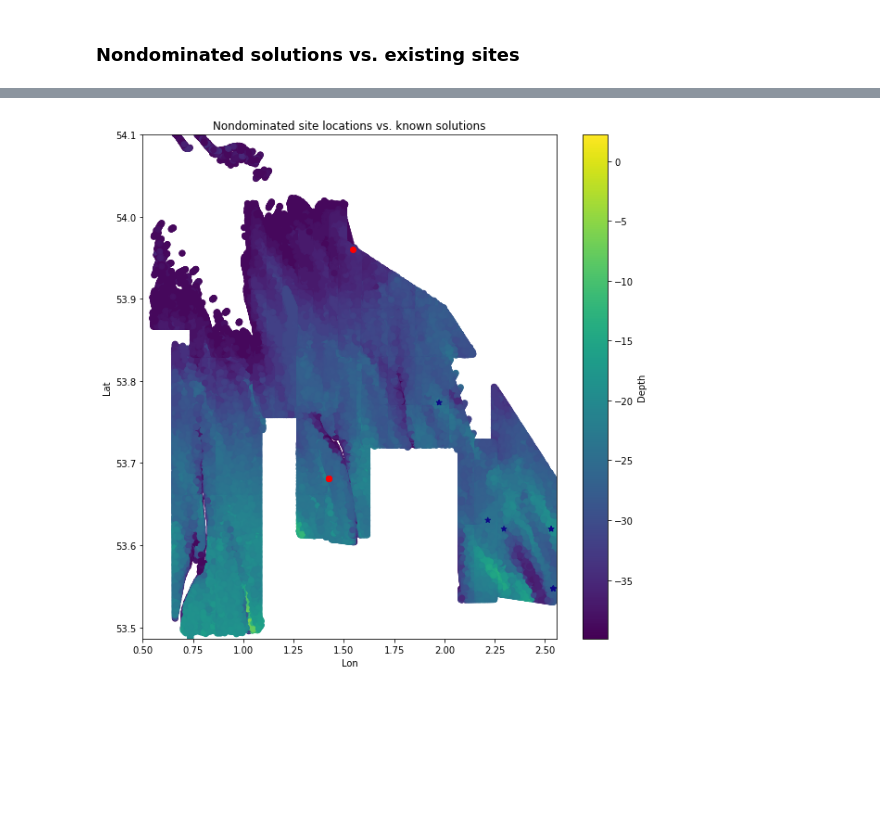
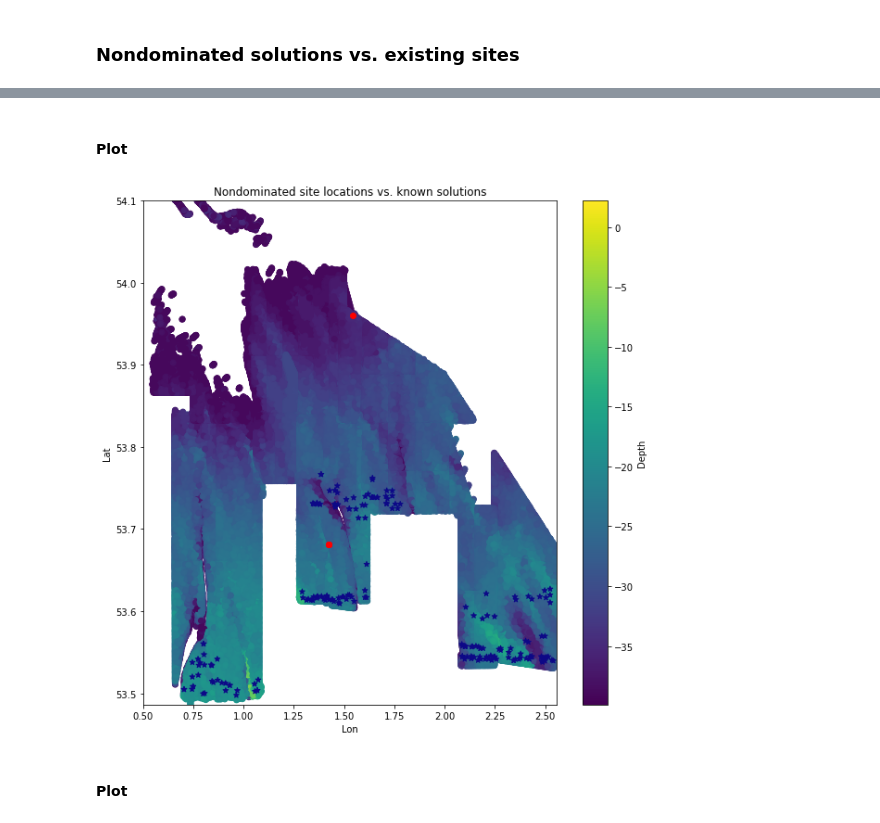
Before and after one commit to Cutwell/plymouth-university-proj518, a Jupyter notebook: platypus.ipynb, the cells around one changed output, grey strips where cells are left out. Drawn from its saved outputs; the diff is of its cells as text; code cells hidden in the pictures; blank space fills up the shorter version.

```diff
--- a/platypus.ipynb
+++ b/platypus.ipynb
@@ -292,7 +295,7 @@ data = pd.read_csv("UK east coast velocity potential bathymetry.csv")
 # NOTE: experimentally defined, enclosing area of map with depth >40m
 lat_range = (53.486257927, 54.1)
 lon_range = (0.5, 2.5571098)
-days_range = (0, 288)
+days_range = (0, 228)
 
 print(f"Latitude range: {lat_range}, Longitude range: {lon_range}")
 
@@ -347,10 +350,8 @@ problem = OWF(
     shipping_density=shipping_density,
 )
 # %%
-# run the optimisation using multiprocessing
-with MultiprocessingMapEvaluator(num_cores=1) as evaluator:
-    algorithm = NSGAII(problem, population_size=100, variator=GAOperator(CustomSBX(), PM()), evaluator=evaluator)
-    algorithm.run(5000)
+algorithm = NSGAII(problem, population_size=200, variator=GAOperator(CustomSBX(), PM()))
+algorithm.run(10000)
 # %%
 # get feasible and nondominated solutions
 feasible_solutions = [s for s in algorithm.result if s.feasible]
@@ -361,7 +362,6 @@ nondominated_sort(feasible_solutions)   # rank feasible solutions
 # convert results to pandas dataframe
 results = pd.DataFrame(
     columns=[
-        "Rank",
         "rotation",
         "center_lon",
         "center_lat",
@@ -378,12 +378,13 @@ results = pd.DataFrame(
         "Stability",
         "Shipping Density",
         "Wrecks and Obstructions",
+        "Rank",
     ]
 )
 
 # read nondominated solutions into dataframe
 for i, solution in enumerate(feasible_solutions):
-    results.loc[i] = [solution.rank, *solution.variables[:], *solution.objectives]
+    results.loc[i] = [*solution.variables[:], *solution.objectives, solution.rank]
 
 print(f"Ranks: {len(set(results['Rank']))}, Nondominated: {len(results.loc[results['Rank'] == 0])}")
 # %% [output]
@@ -479,4 +571,4 @@ plt.show()
 # %% [markdown]
 ### Nondominated solutions vs. existing sites
 # %%
-nondominated_solutions = results.loc[results['Rank'] == 0]
+nondominated_solutions = results.loc[results['Rank'] == 0.0]
@@ -543,30 +657,34 @@ for idx, row in df.iterrows():
+# %% [markdown]
+#### Plot
 # %%
 # plot contrained to search space
 fig = pl.figure(figsize=(10, 10))
 ax = fig.add_subplot(111)
 
 ax.set_title("Nondominated site locations vs. known solutions")
 
 map = ax.scatter(admiralty_df['Lon'], admiralty_df['Lat'], c=admiralty_df['Depth'], cmap='viridis')
 
-ax.scatter(points['center_lon'], points['center_lat'], c="r", marker="o")
+ax.scatter(known_solutions['center_lon'], known_solutions['center_lat'], c="r", marker="o")
 
 ax.scatter(nondominated_solutions['center_lon'], nondominated_solutions['center_lat'], c=nondominated_solutions['Rank'], cmap='plasma', marker="*")
 
 ax.set_xlabel('Lon')
 ax.set_ylabel('Lat')
 
 # set axis limits to viable area
 ax.set_xlim(lon_range)
 ax.set_ylim(lat_range)
 
 # add a legend indicating the depth of each point
 cbar = fig.colorbar(map, ax=ax)
 cbar.set_label('Depth')
 
 pl.show()
 # %% [output]
-[figure, old version]
+[figure, new version]
+# %% [markdown]
+#### Plot
 # %%
 # plot contrained to search space
 fig = pl.figure(figsize=(10, 10))
```
Also changed, not shown: parts of 29 cells of this notebook, 59 other files.
